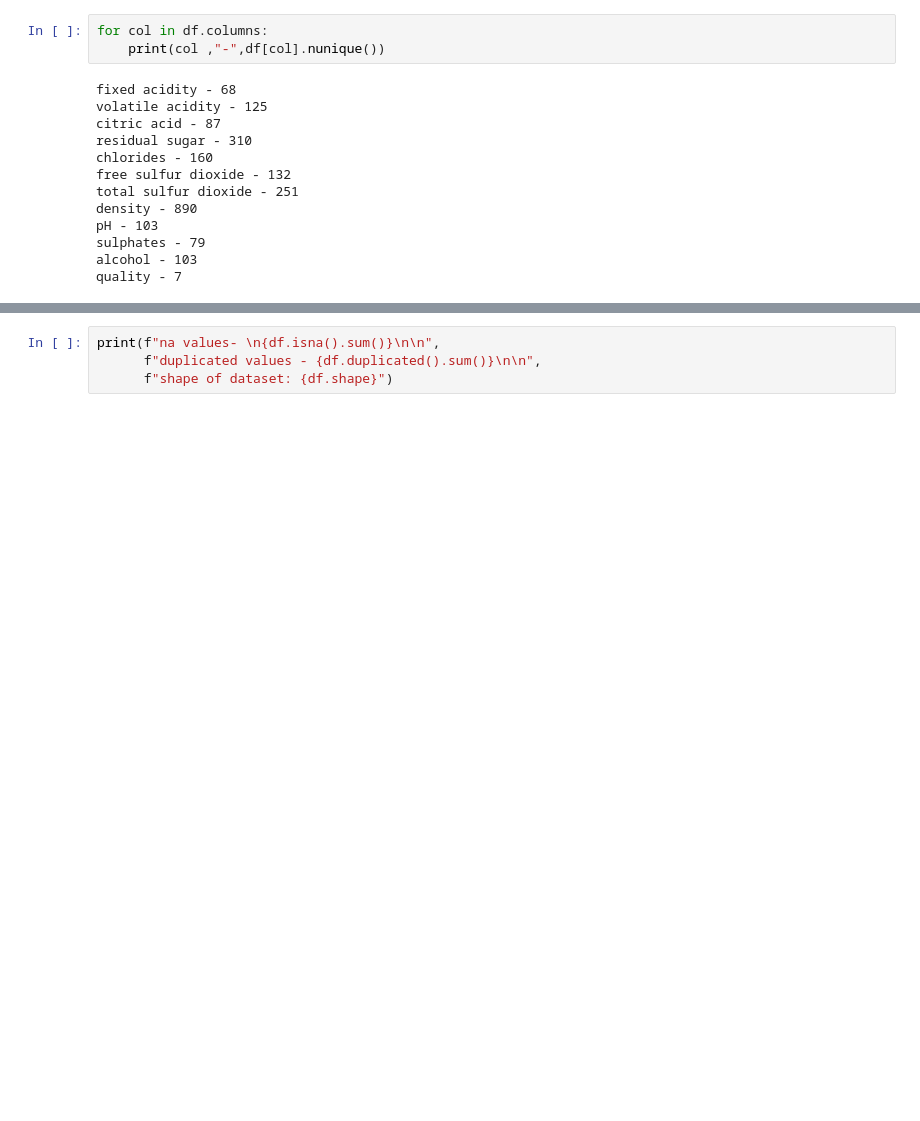
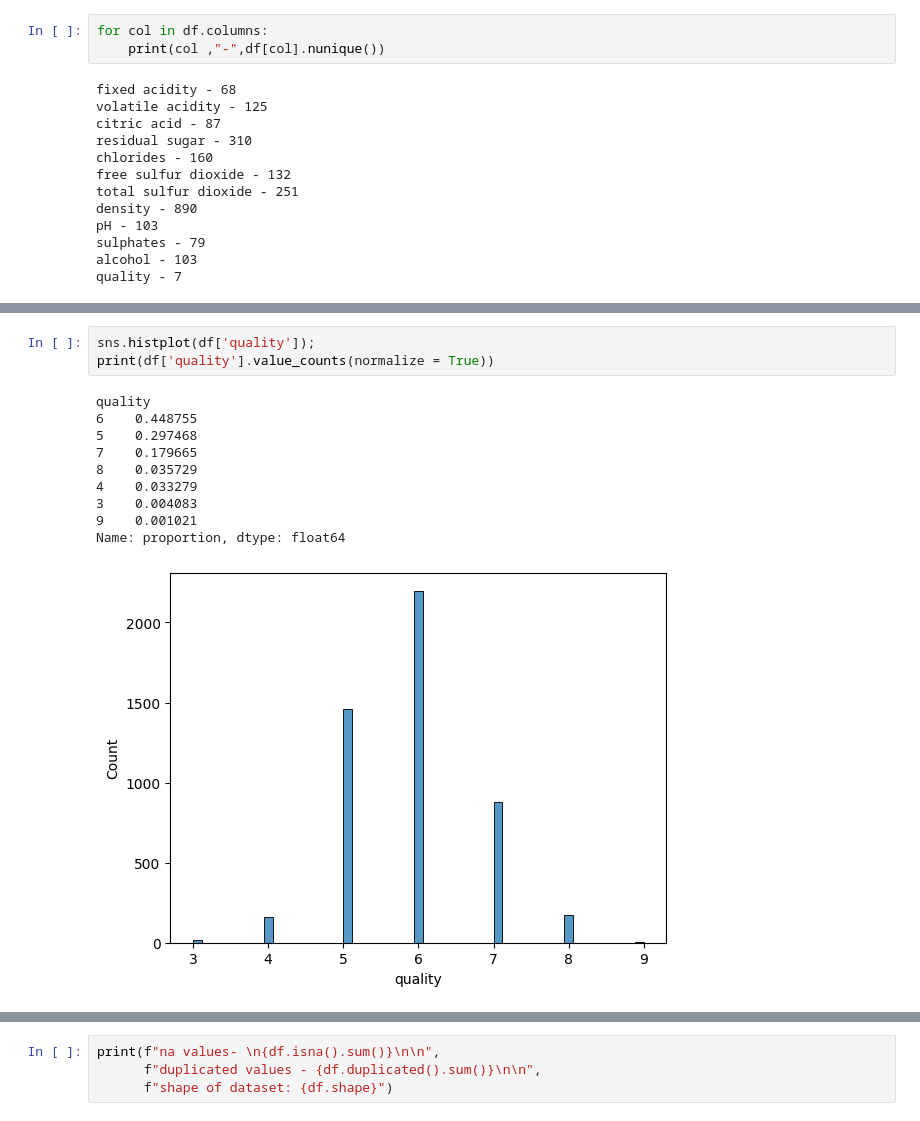
Before and after one commit to Joon-hub/Data_science_course, a Jupyter notebook: udemy_mlops/Docker-for-ml/docker-mlflow/train.ipynb, the cells around one changed output, grey strips where cells are left out. Drawn from its saved outputs; the diff is of its cells as text; blank space fills up the shorter version.

```diff
--- a/udemy_mlops/Docker-for-ml/docker-mlflow/train.ipynb
+++ b/udemy_mlops/Docker-for-ml/docker-mlflow/train.ipynb
@@ -98,0 +123,14 @@ sns.heatmap(corr,annot=True)
+# %%
+sns.histplot(df['quality']);
+print(df['quality'].value_counts(normalize = True))
+# %% [output]
+quality
+6    0.448755
+5    0.297468
+7    0.179665
+8    0.035729
+4    0.033279
+3    0.004083
+9    0.001021
+Name: proportion, dtype: float64
+[figure, added]
```
Also changed, not shown: parts of 39 cells of this notebook.
